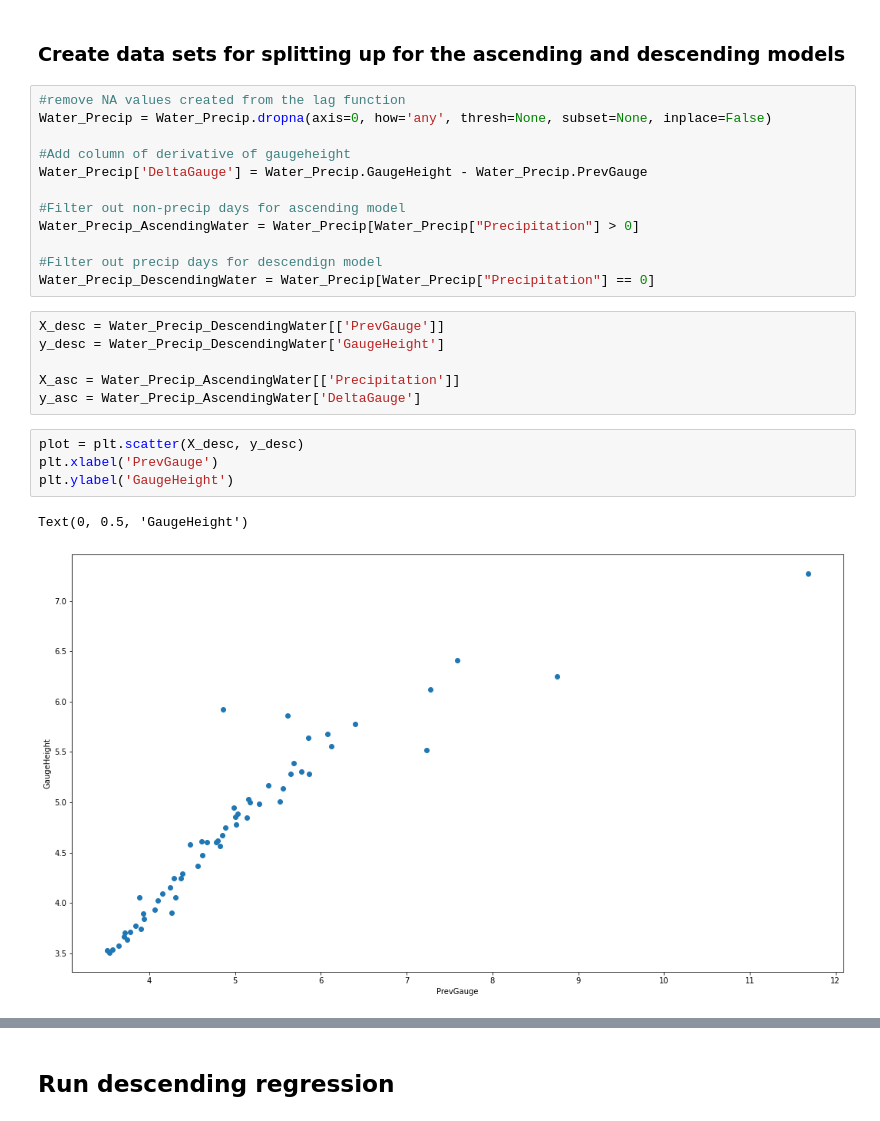
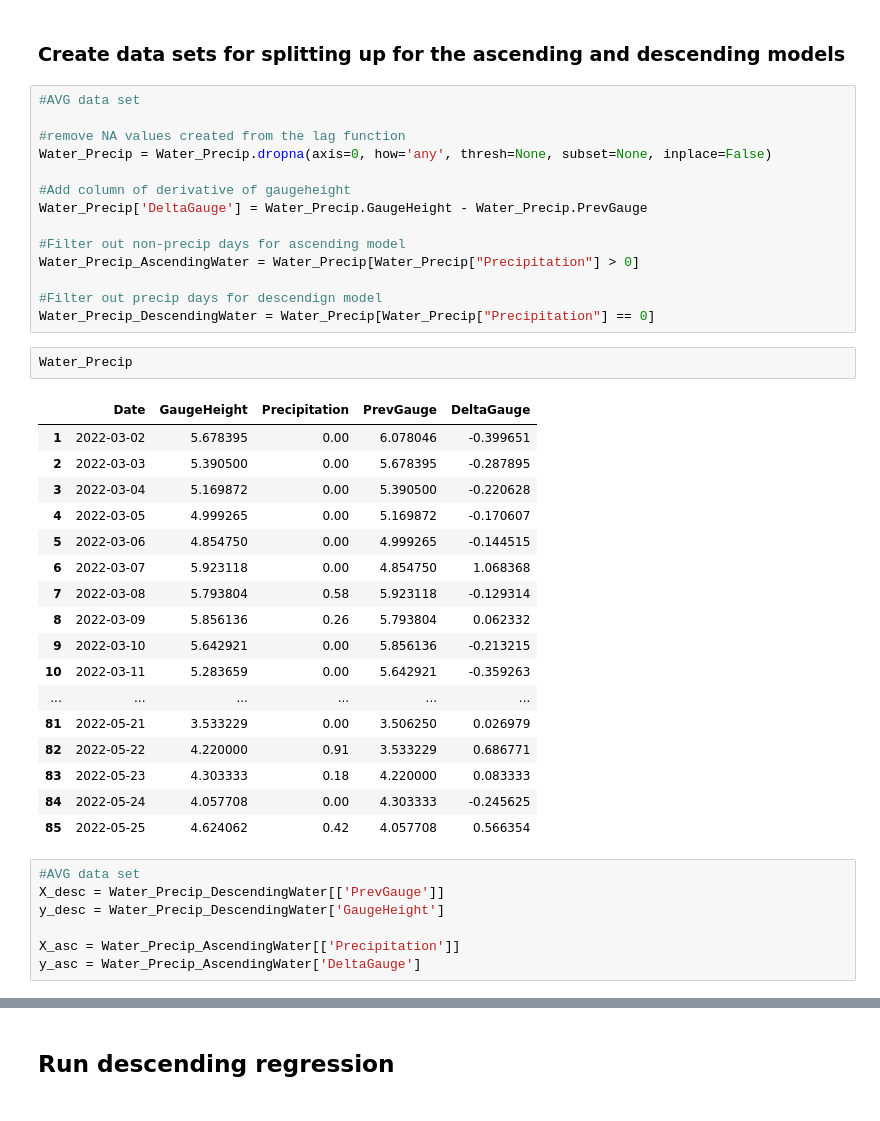
Before and after one commit to Ryderevan/RiverPredictions, a Jupyter notebook: GHPredictionsDualPolynomial-Franklin.ipynb, the cells around one changed output, grey strips where cells are left out. Cells and saved outputs as stored; diff of their text form.

```diff
--- a/GHPredictionsDualPolynomial-Franklin.ipynb
+++ b/GHPredictionsDualPolynomial-Franklin.ipynb
@@ -54,6 +49,8 @@ Water_Precip = pd.read_sql_query('with River as '\
 # %% [markdown]
 ### Create data sets for splitting up for the ascending and descending models
 # %%
+#AVG data set
+
 #remove NA values created from the lag function
 Water_Precip = Water_Precip.dropna(axis=0, how='any', thresh=None, subset=None, inplace=False)
 
@@ -65,16 +62,30 @@ Water_Precip_AscendingWater = Water_Precip[Water_Precip["Precipitation"] > 0]
 
 #Filter out precip days for descendign model
 Water_Precip_DescendingWater = Water_Precip[Water_Precip["Precipitation"] == 0]
+# %%
+Water_Precip
+# %% [output]
+|  | Date | GaugeHeight | Precipitation | PrevGauge | DeltaGauge |
+| 1 | 2022-03-02 | 5.678395 | 0.00 | 6.078046 | -0.399651 |
+| 2 | 2022-03-03 | 5.390500 | 0.00 | 5.678395 | -0.287895 |
+| 3 | 2022-03-04 | 5.169872 | 0.00 | 5.390500 | -0.220628 |
+| 4 | 2022-03-05 | 4.999265 | 0.00 | 5.169872 | -0.170607 |
+| 5 | 2022-03-06 | 4.854750 | 0.00 | 4.999265 | -0.144515 |
+| 6 | 2022-03-07 | 5.923118 | 0.00 | 4.854750 | 1.068368 |
+| 7 | 2022-03-08 | 5.793804 | 0.58 | 5.923118 | -0.129314 |
+| 8 | 2022-03-09 | 5.856136 | 0.26 | 5.793804 | 0.062332 |
+| 9 | 2022-03-10 | 5.642921 | 0.00 | 5.856136 | -0.213215 |
+| 10 | 2022-03-11 | 5.283659 | 0.00 | 5.642921 | -0.359263 |
+| ... | ... | ... | ... | ... | ... |
+| 81 | 2022-05-21 | 3.533229 | 0.00 | 3.506250 | 0.026979 |
+| 82 | 2022-05-22 | 4.220000 | 0.91 | 3.533229 | 0.686771 |
+| 83 | 2022-05-23 | 4.303333 | 0.18 | 4.220000 | 0.083333 |
+| 84 | 2022-05-24 | 4.057708 | 0.00 | 4.303333 | -0.245625 |
+| 85 | 2022-05-25 | 4.624062 | 0.42 | 4.057708 | 0.566354 |
 # %%
+#AVG data set
 X_desc = Water_Precip_DescendingWater[['PrevGauge']]
 y_desc = Water_Precip_DescendingWater['GaugeHeight']
 
 X_asc = Water_Precip_AscendingWater[['Precipitation']]
 y_asc = Water_Precip_AscendingWater['DeltaGauge']
-# %%
-plot = plt.scatter(X_desc, y_desc)
-plt.xlabel('PrevGauge')
-plt.ylabel('GaugeHeight')
-# %% [output]
-Text(0, 0.5, 'GaugeHeight')
-[figure, removed]
```
Also changed, not shown: parts of 13 cells of this notebook, 1 other file.
